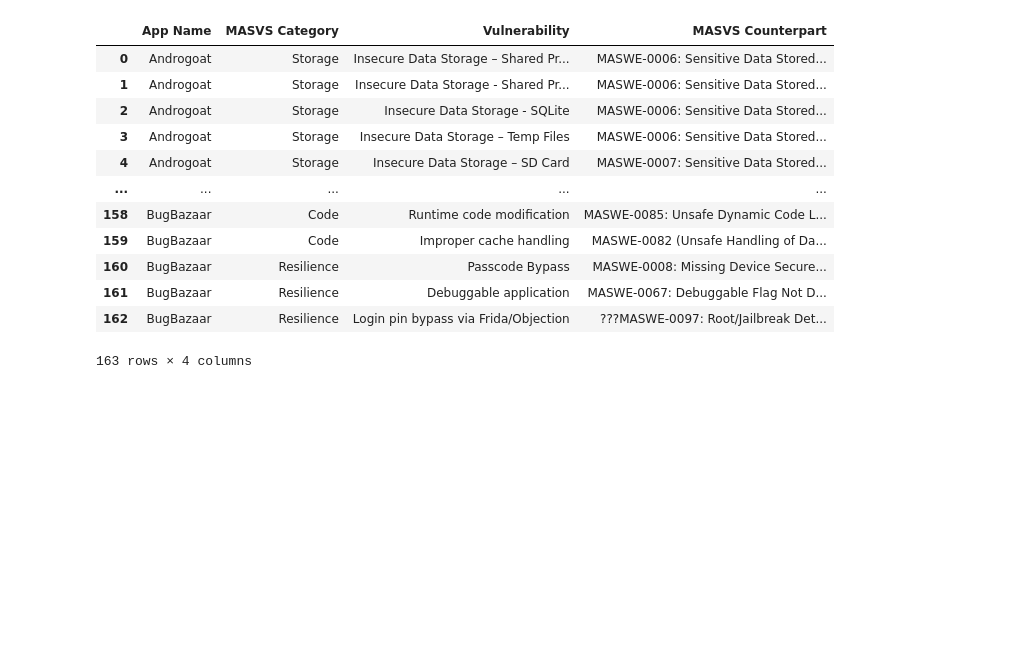
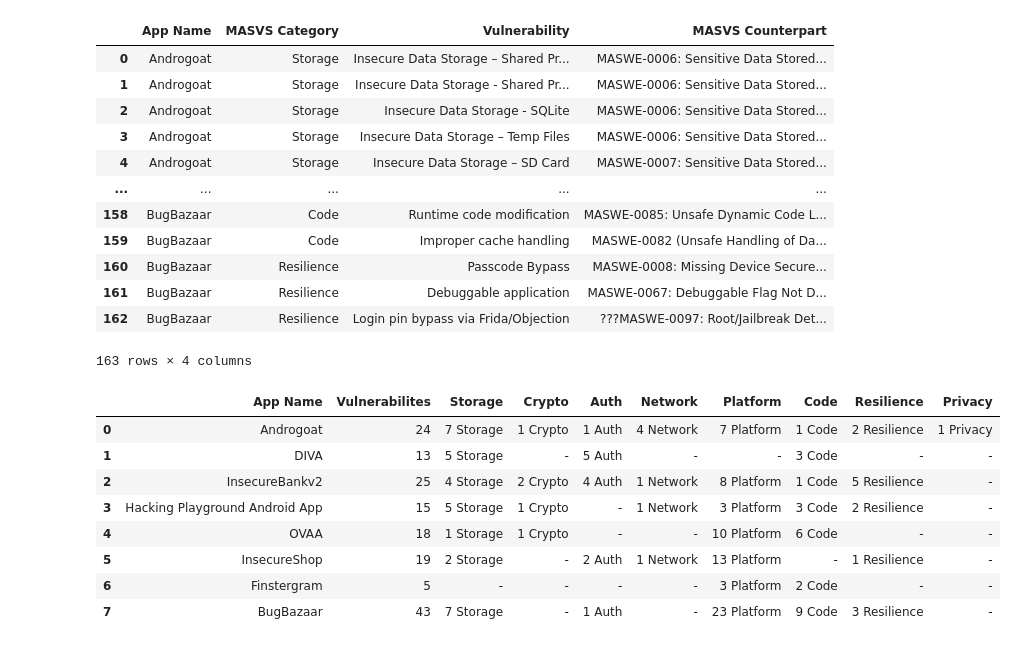
Before and after one commit to domi-cmd/Reference_Application_for_OWASP_MASTG, a Jupyter notebook: dev_documents/seminar_thesis/reference_apps/data_manipulation/raw_to_csv_converter.ipynb, the cells around one changed output. Saved outputs shown, nothing was run; the diff lists cells and outputs as text; code cells hidden in the pictures; blank space fills up the shorter version.

Commit message:
Cleaned out overview app data as well, renamed some files

```diff
--- a/dev_documents/seminar_thesis/reference_apps/data_manipulation/raw_to_csv_converter.ipynb
+++ b/dev_documents/seminar_thesis/reference_apps/data_manipulation/raw_to_csv_converter.ipynb
@@ -7,10 +21,8 @@ import regex as re
 # %%
 # Load in the uncleaned tabloid data
-uncleaned_specific_data = open("../data/uncleaned_specific_data.txt").read()
-uncleaned_overview_data = open("../data/uncleaned_overview_data.txt").read()
+uncleaned_specific_data = open("../data/specific_data_uncleaned.txt").read()
 
 print(uncleaned_specific_data)
-print(uncleaned_overview_data)
 # %% [output]
 | App Name | MASVS Category | Vulnerability | MASVS Counterpart |
 | - | - | - | - |
@@ -53,15 +65,7 @@ specific_data_df.drop(["Unnamed: 0", "Unnamed: 5"], axis=1, inplace=True)
 specific_data_df.drop(0, inplace=True)
 
 # Strip column names of whitespaces
-new_column_names = []
-for column_name in specific_data_df.columns:
-    new_column_names.append(column_name.strip())
-
-# Strip datavalues of whitespaces
-specific_data_df = specific_data_df.map(lambda x: x.strip() if isinstance(x, str) else x)
-
-# Overwrite old column names with new ones
-specific_data_df.columns = new_column_names
+specific_data_df = strip_df_whitespaces(specific_data_df)
 
 # Add uniform missing values sign
 for column in specific_data_df.columns:
@@ -192,3 +195,52 @@ display(specific_data_df)
 # %%
 # Export cleaned CSV file
 specific_data_df.to_csv("../data/specific_data_cleaned.csv", index=False)
+# %%
+# Now the same for the overview data
+# Load in the uncleaned data
+uncleaned_overview_data = open("../data/overview_data_uncleaned.txt").read()
+
+# Split data into seperate rows
+overview_data_rows = uncleaned_overview_data.split("\n")
+
+# Store data in a csv file, using the "|" as seperators
+with open("../data/overview_data_uncleaned.csv", "w", newline="") as file:
+    writer = csv.writer(file)
+    for row in overview_data_rows:
+        # Split rows on "|" and write them to the csv file
+        writer.writerow(row.split("|"))
+
+# Convert it to a pandas dataframe
+overview_data_df = pd.read_csv("../data/overview_data_uncleaned.csv")
+
+# Drop first and last column and first (empty) row
+overview_data_df.drop(["Unnamed: 0", " "], axis=1, inplace=True)
+overview_data_df.drop(0, inplace=True)
+
+# Strip column names of whitepaces
+overview_data_df = strip_df_whitespaces(overview_data_df)
+
+# Add uniform missing values sign
+for column in overview_data_df.columns:
+    overview_data_df.loc[overview_data_df[column] == "", column] = "-"
+
+# Remove "#" from Vulnerabilities column
+overview_data_df.columns = overview_data_df.columns.str.replace("#", "")
+
+# Reset index to a meaningful one
+overview_data_df.reset_index(drop=True, inplace=True)
+
+display(overview_data_df)
+
+# Export cleaned df to csv
+overview_data_df.to_csv("../data/overview_data_cleaned.csv", index=False)
+# %% [output]
+|  | App Name | Vulnerabilites | Storage | Crypto | Auth | Network | Platform | Code | Resilience | Privacy |
+| 0 | Androgoat | 24 | 7 Storage | 1 Crypto | 1 Auth | 4 Network | 7 Platform | 1 Code | 2 Resilience | 1 Privacy |
+| 1 | DIVA | 13 | 5 Storage | - | 5 Auth | - | - | 3 Code | - | - |
+| 2 | InsecureBankv2 | 25 | 4 Storage | 2 Crypto | 4 Auth | 1 Network | 8 Platform | 1 Code | 5 Resilience | - |
+| 3 | Hacking Playground Android App | 15 | 5 Storage | 1 Crypto | - | 1 Network | 3 Platform | 3 Code | 2 Resilience | - |
+| 4 | OVAA | 18 | 1 Storage | 1 Crypto | - | - | 10 Platform | 6 Code | - | - |
+| 5 | InsecureShop | 19 | 2 Storage | - | 2 Auth | 1 Network | 13 Platform | - | 1 Resilience | - |
+| 6 | Finstergram | 5 | - | - | - | - | 3 Platform | 2 Code | - | - |
+| 7 | BugBazaar | 43 | 7 Storage | - | 1 Auth | - | 23 Platform | 9 Code | 3 Resilience | - |
```
Also changed, not shown: parts of 3 cells of this notebook, 4 other files.
